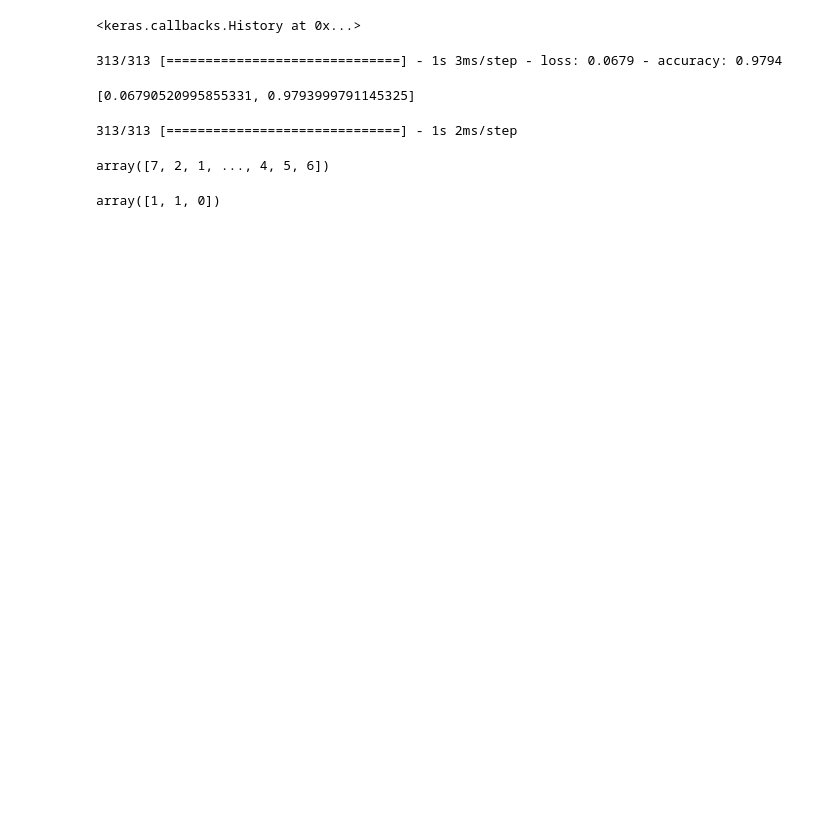
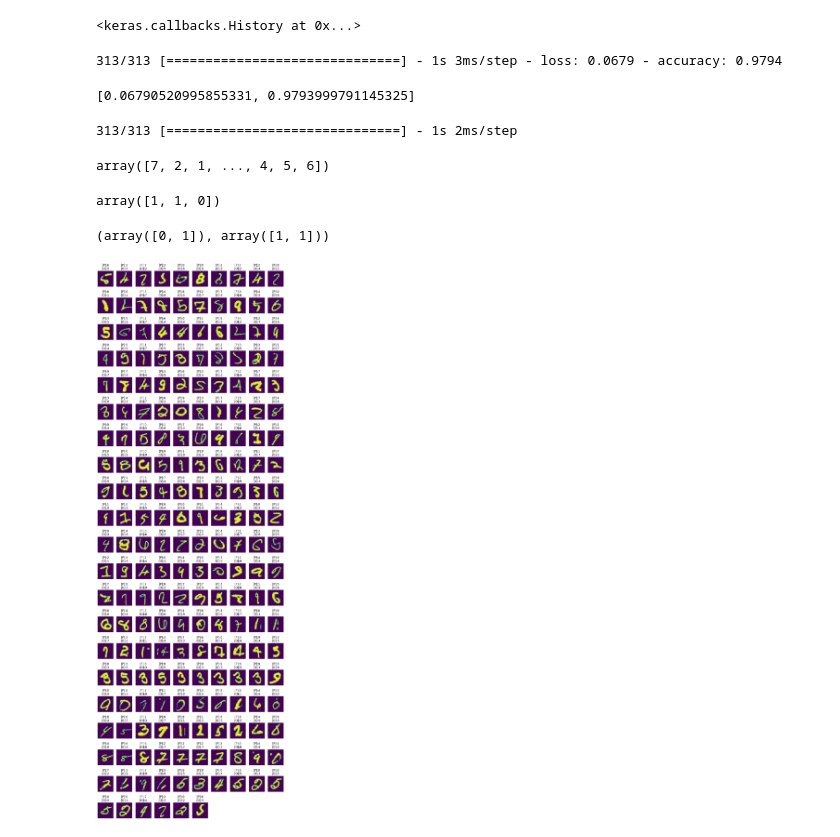
Before and after one commit to Elwing-Chou/tiba0619, a Jupyter notebook: mlp.ipynb, the cells around one changed output. Saved outputs shown, nothing was run; the diff lists cells and outputs as text; code cells hidden in the pictures; blank space fills up the shorter version.

```diff
--- a/mlp.ipynb
+++ b/mlp.ipynb
@@ -160,3 +160,29 @@ n.argmax(axis=0)
 n.argmax(axis=1)
 # %% [output]
 array([1, 1, 0])
+# %%
+# demo
+n = np.array([
+    [0, 1],
+    [0, 2]
+])
+np.nonzero(n)
+# %% [output]
+(array([0, 1]), array([1, 1]))
+# %%
+idx = np.nonzero(pre != y_test)[0]
+false_pre = pre[idx]
+false_true = y_test[idx]
+false_img = x_test[idx]
+width = 10
+height= len(idx) // 10 + 1
+plt.figure(figsize=(14, 42))
+for i in range(len(idx)):
+    plt.subplot(height, width, i+1)
+    t = "[P]:{}\n[O]:{}".format(false_pre[i],
+                   false_true[i])
+    plt.title(t)
+    plt.axis("off")
+    plt.imshow(false_img[i])
+# %% [output]
+[figure, added]
```
